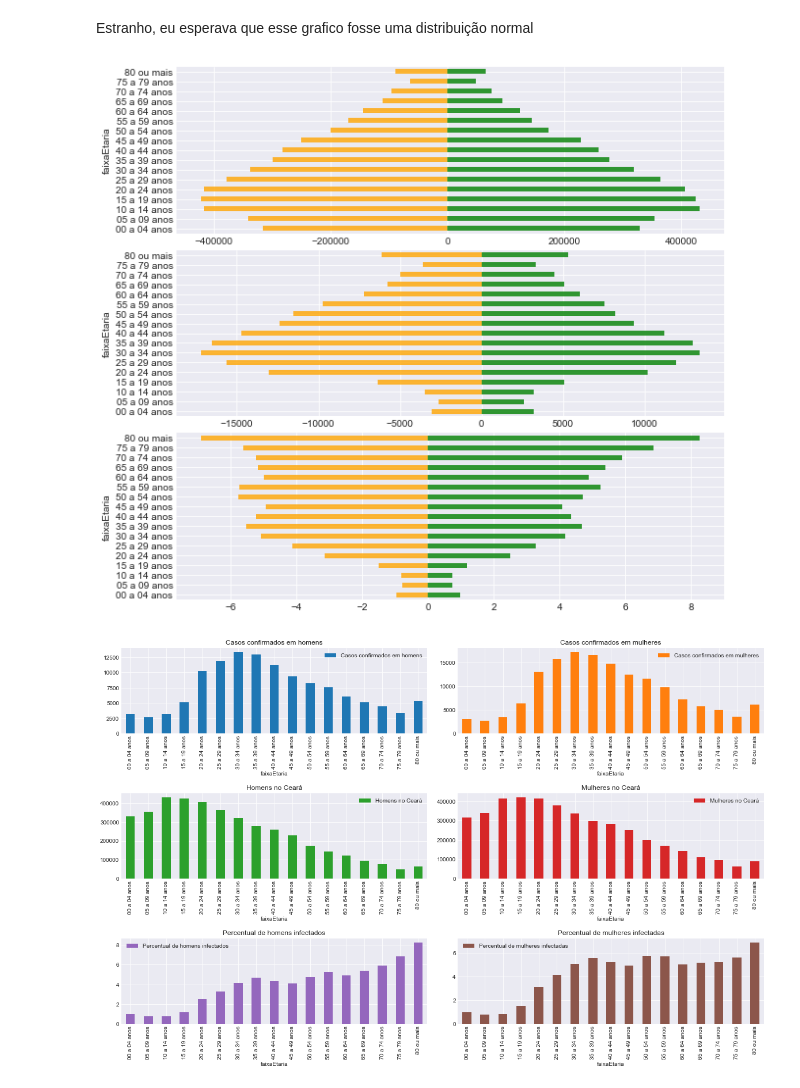
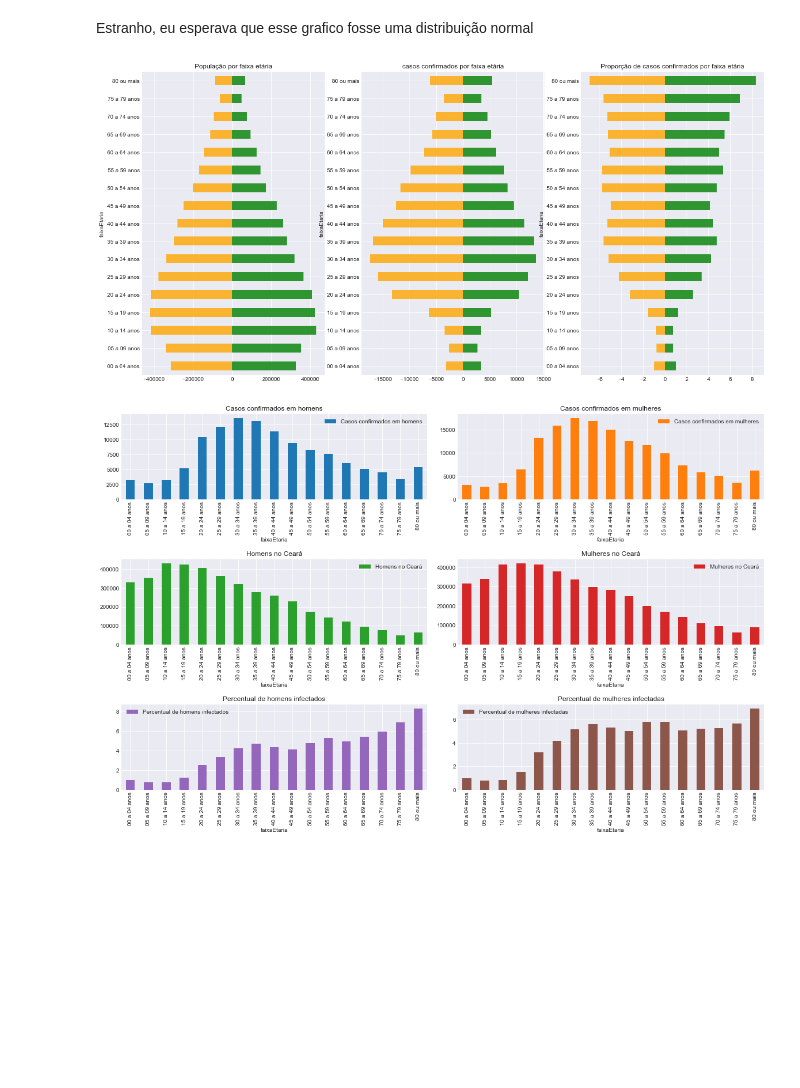
Before and after one commit to luan-prates/bootcamp-ds-aplicada-alura-2021, a Jupyter notebook: projetos/projeto_modulo_1/integrasus.ipynb, the cells around one changed output. Cells and saved outputs as stored; diff of their text form; code cells hidden in the pictures; blank space fills up the shorter version.

```diff
--- a/projetos/projeto_modulo_1/integrasus.ipynb
+++ b/projetos/projeto_modulo_1/integrasus.ipynb
@@ -106,7 +108,7 @@ files
 # %%
 import pandas as pd
 
-df = pd.read_csv(datasets_path+files[1], sep=';')
+df = pd.read_csv(datasets_path+files[2], sep=';')
 # %% [markdown]
 ### 2.1 anaizar o tamanho da base
 # %%
@@ -463,41 +463,47 @@ df_faixa_etaria_pivot_poulacao.head()
 Estranho, eu esperava que esse grafico fosse uma distribuição normal
 # %%
 
-fig, axes = plt.subplots(nrows=3, ncols=1, figsize=(10,10))
+fig, axes = plt.subplots(nrows=1, ncols=3, figsize=(20,10))
 
 plt.subplots_adjust(wspace=0.2, hspace=0.1)
 
 with pd.plotting.plot_params.use('x_compat', True, ):
-    df_faixa_etaria_pivot_poulacao['Homens no Ceará'].plot.barh(color='green', alpha=0.8, ax=axes[0])
+    df_faixa_etaria_pivot_poulacao['Homens no Ceará'].plot.barh(color='green',
+                                                                alpha=0.8, ax=axes[0], title='População por faixa etária')
     (-df_faixa_etaria_pivot_poulacao['Mulheres no Ceará']).plot.barh(color='orange', alpha=0.8,ax=axes[0])
+    #plt.title('População por faixa etária')
 
 with pd.plotting.plot_params.use('x_compat', True, ):
-    df_faixa_etaria_pivot_poulacao['Casos confirmados em homens'].plot.barh(color='green', alpha=0.8, ax=axes[1])
+    df_faixa_etaria_pivot_poulacao['Casos confirmados em homens'].plot.barh(color='green',
+                                                                            alpha=0.8, ax=axes[1], title='casos confirmados por faixa etária')
     (-df_faixa_etaria_pivot_poulacao['Casos confirmados em mulheres']).plot.barh(color='orange', alpha=0.8,ax=axes[1])
+     #plt.title('casos confirmados por faixa etária')
 
 with pd.plotting.plot_params.use('x_compat', True, ):
-    df_faixa_etaria_pivot_poulacao['Percentual de homens infectados'].plot.barh(color='green', alpha=0.8, ax=axes[2])
+    df_faixa_etaria_pivot_poulacao['Percentual de homens infectados'].plot.barh(color='green',
+                                                                                alpha=0.8, ax=axes[2], title='Proporção de casos confirmados por faixa etária')
     (-df_faixa_etaria_pivot_poulacao['Percentual de mulheres infectadas']).plot.barh(color='orange', alpha=0.8,ax=axes[2])
+    #plt.title('Proporção de casos confirmados por faixa etária')
 
 #df_faixa_etaria_pivot_poulacao['Homens'].plot(kind='bar',figsize=(10,8), ax=axes[0, 0])
 #axes[0, 0].set_title('Homens no Ceará por faixa etaria');
 
 #df_faixa_etaria_pivot_poulacao['Mulheres'].plot(kind='bar',figsize=(10,8), ax=axes[0, 1])
 #axes[0, 1].set_title('Mulheres no Ceará por faixa etaria');
 
 #df_faixa_etaria_pivot_poulacao['MASCULINO'].plot(kind='bar',figsize=(10,8), ax=axes[1, 0])
 #axes[1, 0].set_title('Casos confirmados em homens no Ceará por faixa etaria');
 
 #df_faixa_etaria_pivot_poulacao['FEMININO'].plot(kind='bar',figsize=(10,8), ax=axes[1, 1])
 #axes[1, 1].set_title('Casos confirmados em mulheres no Ceará por faixa etaria');
 
 #df_faixa_etaria_pivot_poulacao['%h'].plot(kind='bar',figsize=(20,8), ax=axes[2, 0])
 #axes[2, 0].set_title('Percentual de homens infectados por covid-19 por faixa etaria');
 
 #df_faixa_etaria_pivot_poulacao['%m'].plot(kind='bar',figsize=(20,8), ax=axes[2, 1])
 #axes[2, 1].set_title('Percentual de mulheres infectadas por covid-19 por faixa etaria');
 # %% [output]
-[figure, old version]
+[figure, new version]
 # %%
 fig, axes = plt.subplots(3, 2, figsize=(20, 12))
 
```
Also changed, not shown: parts of 32 cells of this notebook.
